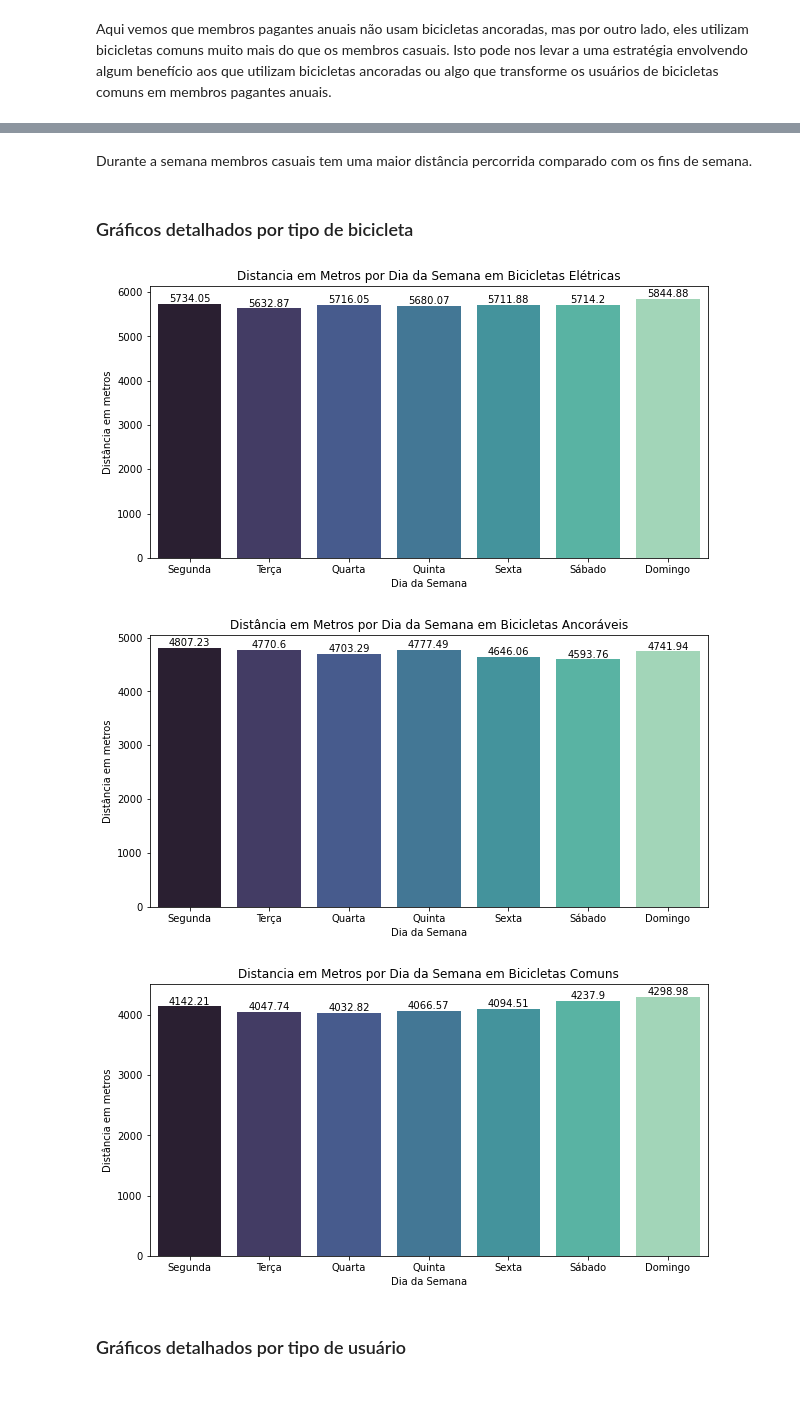
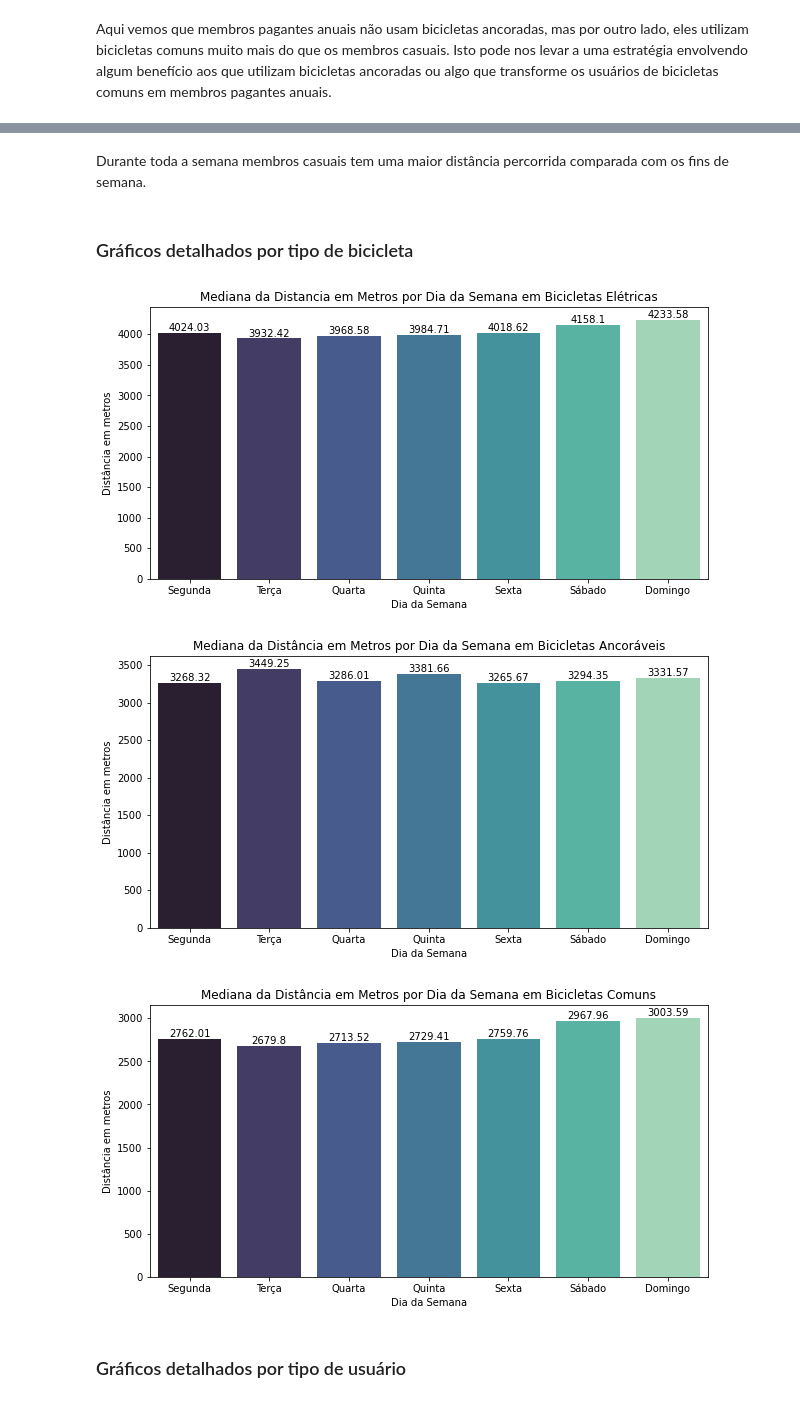
Before and after one commit to 941007/Projetos, a Jupyter notebook: Cyclistic_case_study-traduzido.ipynb, the cells around one changed output, grey strips where cells are left out. Cells and saved outputs as stored; diff of their text form; code cells hidden in the pictures.

```diff
--- a/Cyclistic_case_study-traduzido.ipynb
+++ b/Cyclistic_case_study-traduzido.ipynb
@@ -495,8 +596,9 @@ Quando falamos de distâncias, ambos os tipos de membros são bem parelhos.
 # %%
 plt.figure(figsize=(10,10))
-plt.title("Distância Percorrida por Tipo de Membros e por Tipo de Bicicletas")
+plt.title("Mediana de Distância Percorrida por Tipo de Membros e por Tipo de Bicicletas")
 
-ax = sns.barplot(x = 'member_casual', y = 'distance_meters', palette='mako', hue = 'rideable_type', ci = None, data = sample_df)
+ax = sns.barplot(x = 'member_casual', y = 'distance_meters', palette='mako', hue = 'rideable_type',
+                 ci = None, estimator=np.median, data = sample_df)
 ax.legend(labels=['Elétrica', 'Clássica', 'Ancoragem'], loc=(0.8, 0.8))
 
 plt.ylabel("Distância em metros")
@@ -512,12 +613,12 @@ Aprofundando a busca podemos ver que os membros percorrem distâncias maiores co
 # %%
 plt.figure(figsize=(15,5))
-plt.title("Média de Distância por Dia da Semana")
+plt.title("Mediana da Distância por Dia da Semana")
 
 order = ["Monday", "Tuesday", "Wednesday", "Thursday", "Friday", "Saturday", "Sunday"]
 labels = ['Segunda', 'Terça', 'Quarta', 'Quinta', 'Sexta', 'Sábado', 'Domingo']
 
 ax = sns.barplot(x = 'day_of_week', y = 'distance_meters', palette='mako', hue = 'member_casual',
-                 ci = None, order=order, data = sample_df)
+                 ci = None, order=order, estimator=np.median, data = sample_df)
 
 ax.set_xticklabels(labels)
 plt.legend(bbox_to_anchor = (0.1, 1.15), labels=['Casual', 'Anual'])
@@ -531,5 +632,5 @@ for container in ax.containers:
 # %% [markdown]
-Durante a semana membros casuais tem uma maior distância percorrida comparado com os fins de semana.
+Durante toda a semana membros casuais tem uma maior distância percorrida comparada com os fins de semana.
 # %% [markdown]
 ### Gráficos detalhados por tipo de bicicleta
 # %%
@@ -544,9 +645,10 @@ order = ["Monday", "Tuesday", "Wednesday", "Thursday", "Friday", "Saturday", "Su
 labels = ['Segunda', 'Terça', 'Quarta', 'Quinta', 'Sexta', 'Sábado', 'Domingo']
 
 plt.figure(figsize=(10,5))
-plt.title('Distancia em Metros por Dia da Semana em Bicicletas Elétricas')
+plt.title('Mediana da Distancia em Metros por Dia da Semana em Bicicletas Elétricas')
 
-ax = sns.barplot(x = electric['day_of_week'], y = electric['distance_meters'], palette='mako', ci=None, order=order)
+ax = sns.barplot(x = electric['day_of_week'], y = electric['distance_meters'], palette='mako',
+                 ci=None, order=order, estimator=np.median)
 ax.set_xticklabels(labels)
 plt.ylabel("Distância em metros")
 plt.xlabel("Dia da Semana")
@@ -554,17 +656,17 @@ plt.xlabel("Dia da Semana")
 for container in ax.containers:
     ax.bar_label(container)
 # %% [output]
-[figure, old version]
+[figure, new version]
 # %%
 #docked
 order = ["Monday", "Tuesday", "Wednesday", "Thursday", "Friday", "Saturday", "Sunday"]
 labels = ['Segunda', 'Terça', 'Quarta', 'Quinta', 'Sexta', 'Sábado', 'Domingo']
 
 plt.figure(figsize=(10,5))
-plt.title('Distância em Metros por Dia da Semana em Bicicletas Ancoráveis')
+plt.title('Mediana da Distância em Metros por Dia da Semana em Bicicletas Ancoráveis')
 
-
-ax = sns.barplot(x = docked['day_of_week'], y = docked['distance_meters'], palette='mako', ci=None, order=order)
+ax = sns.barplot(x = docked['day_of_week'], y = docked['distance_meters'], palette='mako',
+                 ci=None, order=order, estimator=np.median)
 plt.ylabel("Distância em metros")
 plt.xlabel("Dia da Semana")
 ax.set_xticklabels(labels)
@@ -572,24 +674,25 @@ ax.set_xticklabels(labels)
 for container in ax.containers:
     ax.bar_label(container)
 # %% [output]
-[figure, old version]
+[figure, new version]
 # %%
 #classic
 order = ["Monday", "Tuesday", "Wednesday", "Thursday", "Friday", "Saturday", "Sunday"]
 labels = ['Segunda', 'Terça', 'Quarta', 'Quinta', 'Sexta', 'Sábado', 'Domingo']
 
 plt.figure(figsize=(10,5))
-plt.title('Distância em Metros por Dia da Semana em Bicicletas Comuns')
+plt.title('Mediana da Distância em Metros por Dia da Semana em Bicicletas Comuns')
 
-ax = sns.barplot(x = classic['day_of_week'], y = classic['distance_meters'], palette='mako', ci=None, order=order)
+ax = sns.barplot(x = classic['day_of_week'], y = classic['distance_meters'], palette='mako',
+                 ci=None, order=order, estimator=np.median)
 ax.set_xticklabels(labels)
 plt.ylabel("Distância em metros")
 plt.xlabel("Dia da Semana")
 
 for container in ax.containers:
     ax.bar_label(container)
 # %% [output]
-[figure, old version]
+[figure, new version]
 # %% [markdown]
 ### Gráficos detalhados por tipo de usuário
 # %%
```
Also changed, not shown: parts of 32 cells of this notebook.
